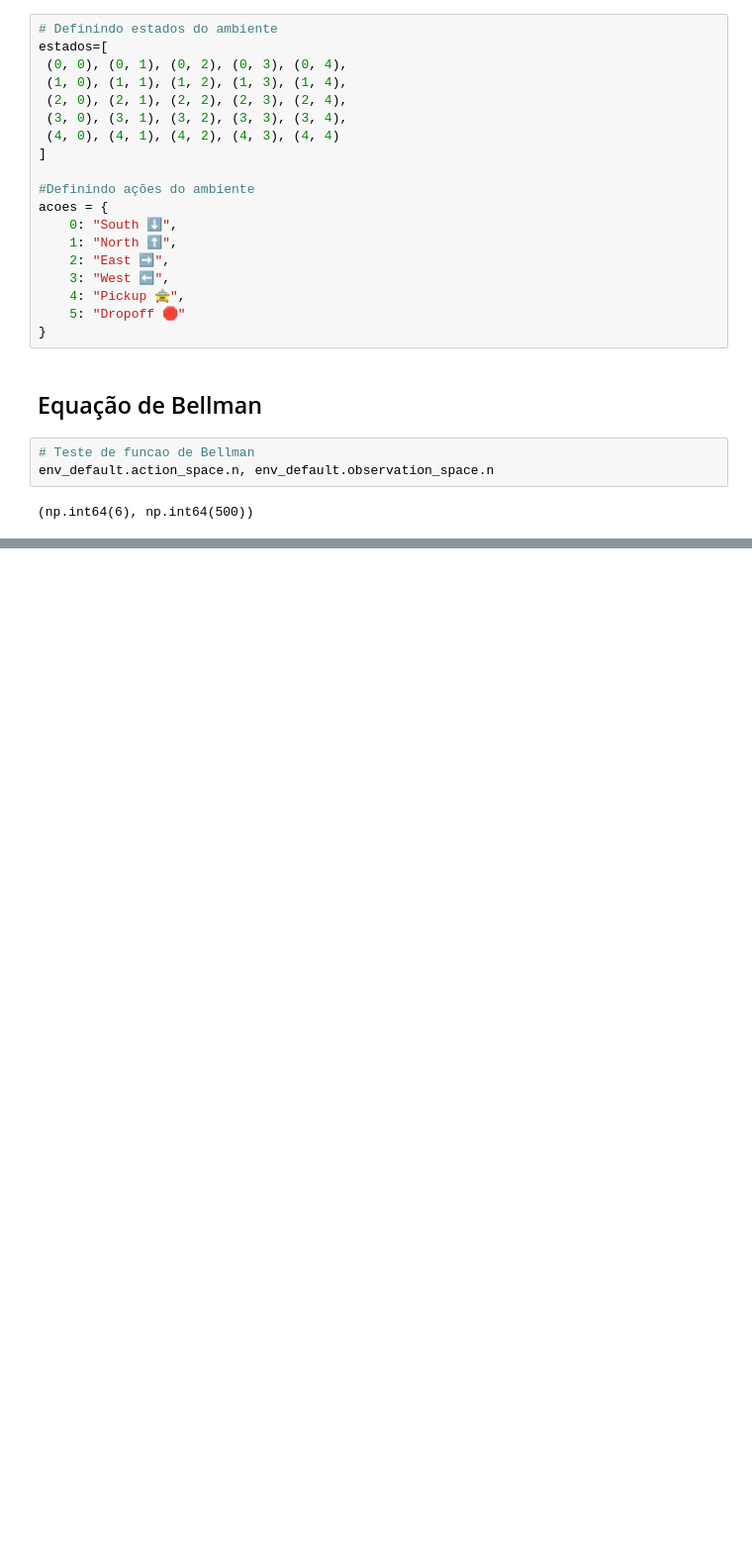
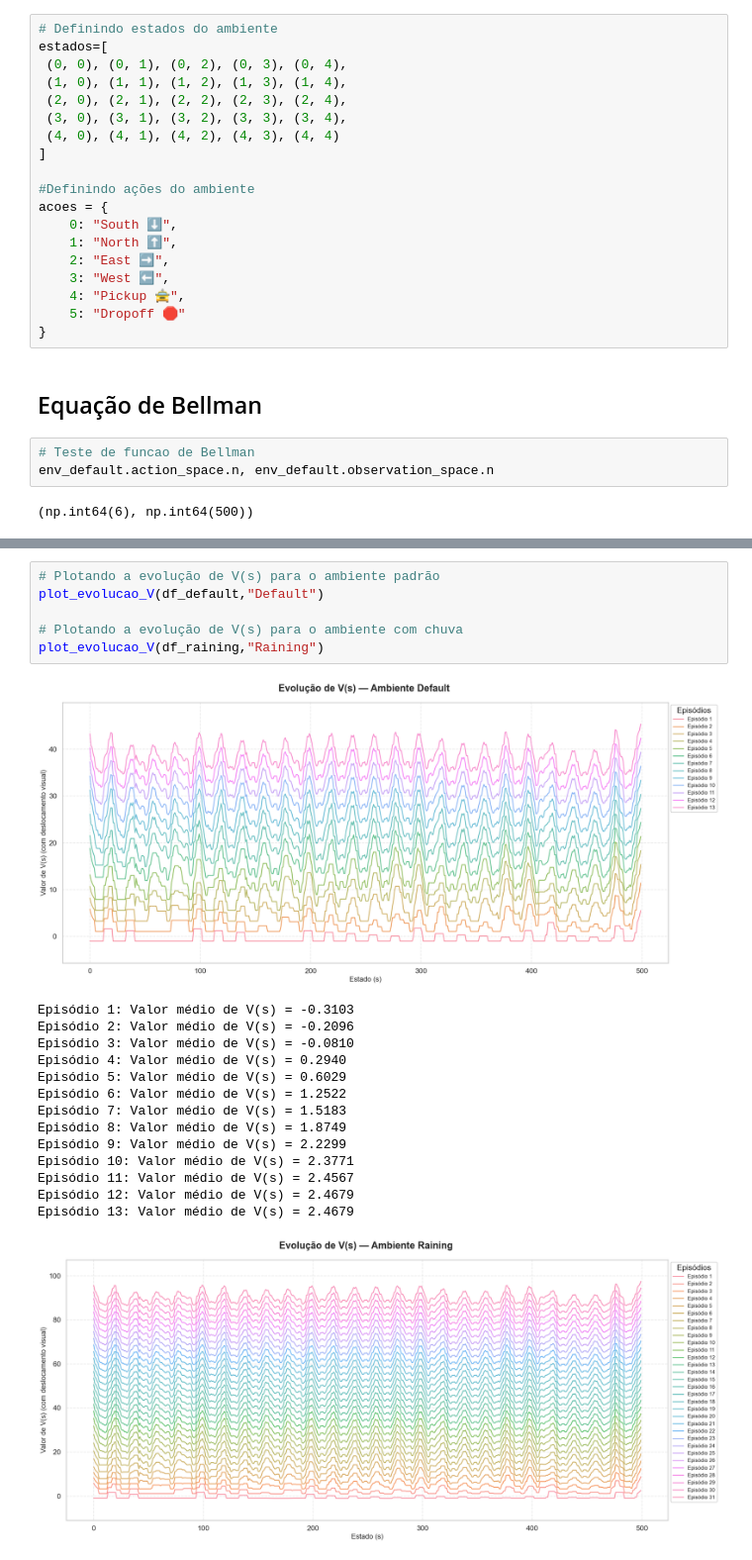
Before and after one commit to brunopdrocha/ap1_ibmec_aprendizado_reforco, a Jupyter notebook: notebook.ipynb, the cells around one changed output, grey strips where cells are left out. Shown at 99% size. Cells and saved outputs as stored; diff of their text form; blank space fills up the shorter version.

```diff
--- a/notebook.ipynb
+++ b/notebook.ipynb
@@ -147,0 +292,22 @@ Aplicando Bellman ao ambiente com chuva...
+# %%
+# Plotando a evolução de V(s) para o ambiente padrão
+plot_evolucao_V(df_default,"Default")
+
+# Plotando a evolução de V(s) para o ambiente com chuva
+plot_evolucao_V(df_raining,"Raining")
+# %% [output]
+[figure, added]
+Episódio 1: Valor médio de V(s) = -0.3103
+Episódio 2: Valor médio de V(s) = -0.2096
+Episódio 3: Valor médio de V(s) = -0.0810
+Episódio 4: Valor médio de V(s) = 0.2940
+Episódio 5: Valor médio de V(s) = 0.6029
+Episódio 6: Valor médio de V(s) = 1.2522
+Episódio 7: Valor médio de V(s) = 1.5183
+Episódio 8: Valor médio de V(s) = 1.8749
+Episódio 9: Valor médio de V(s) = 2.2299
+Episódio 10: Valor médio de V(s) = 2.3771
+Episódio 11: Valor médio de V(s) = 2.4567
+Episódio 12: Valor médio de V(s) = 2.4679
+Episódio 13: Valor médio de V(s) = 2.4679
+[figure, added]
```
Also changed, not shown: parts of 10 cells of this notebook.
